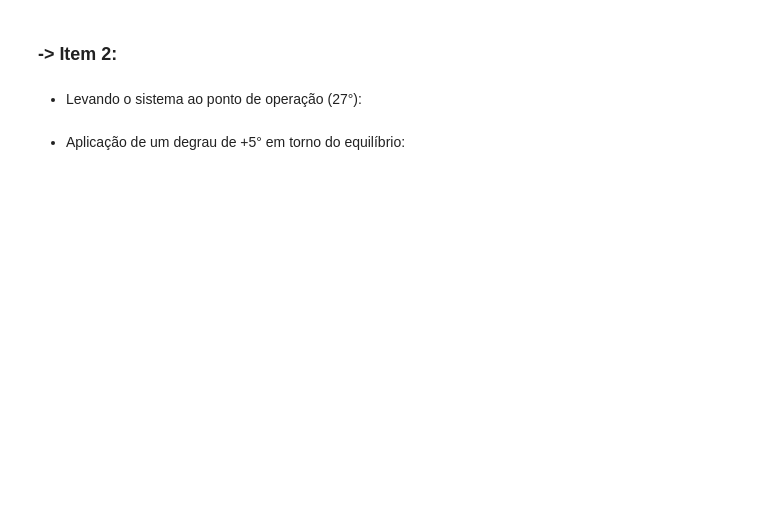
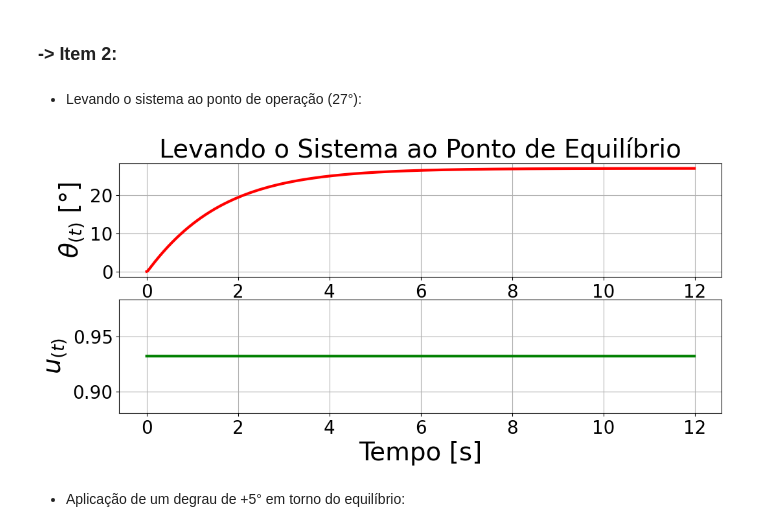
Before and after one commit to ErickNMA/LAS, a Jupyter notebook: guias67/guia6.ipynb, the cells around one changed output. Saved outputs shown, nothing was run; the diff lists cells and outputs as text; code cells hidden in the pictures; blank space fills up the shorter version.

```diff
--- a/guias67/guia6.ipynb
+++ b/guias67/guia6.ipynb
@@ -67,31 +67,33 @@ fanplate = ct.NonlinearIOSystem(model_update, model_output, states=2, name='fanp
 # %%
 #Parâmetros de simulação:
 t = np.arange(0, 12, .01) #criando array de tempo
 pop = 27 #Posição de equilíbrio em graus
 u_eq = (((K2/K1)*np.sin(np.radians(pop)))/(np.cos(np.radians(pop))**2)) #sinal que leva ao ponto desejado
 u = u_eq*np.ones(t.shape) #criando array com para o sinal
 
 #Solucionando o sistema em si:
 t, x = ct.input_output_response(fanplate, t, u, X0=X0)
 y = x[0]
 
 #Plotando o resultado da simulação-------------------------------------------------------------------
 plt.figure(1)
-plt.rcParams['figure.figsize'] = (15, 8)
+plt.rcParams['figure.figsize'] = (12, 5)
 plt.rcParams['xtick.labelsize'] = 20
 plt.rcParams['ytick.labelsize'] = 20
 plt.subplot(2, 1, 1)
 plt.plot(t, np.degrees(y),'r', label='$\\theta_{(t)}$', linewidth=3)
 plt.ylabel('$\\theta_{(t)}$ [°]', fontsize=28)
 plt.title('Levando o Sistema ao Ponto de Equilíbrio', fontsize=28)
 plt.grid()
 
 plt.subplot(2, 1, 2)
 plt.plot(t, u, 'g', label='$u_{(t)}$', linewidth=3)
 plt.ylabel('$u_{(t)}$', fontsize=28)
 plt.xlabel('Tempo [s]', fontsize=28)
 plt.grid()
 plt.show()
+# %% [output]
+[figure, added]
 # %% [markdown]
 * Aplicação de um degrau de +5° em torno do equilíbrio:
 # %%
```
Also changed, not shown: parts of 9 cells of this notebook.
